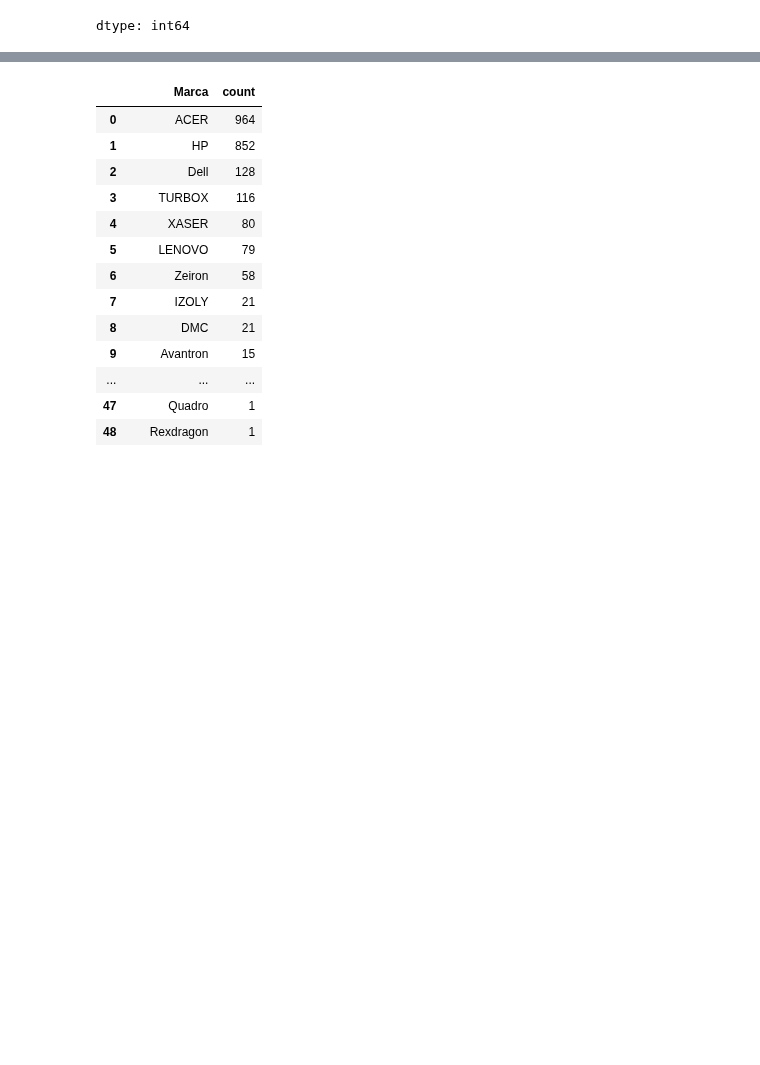
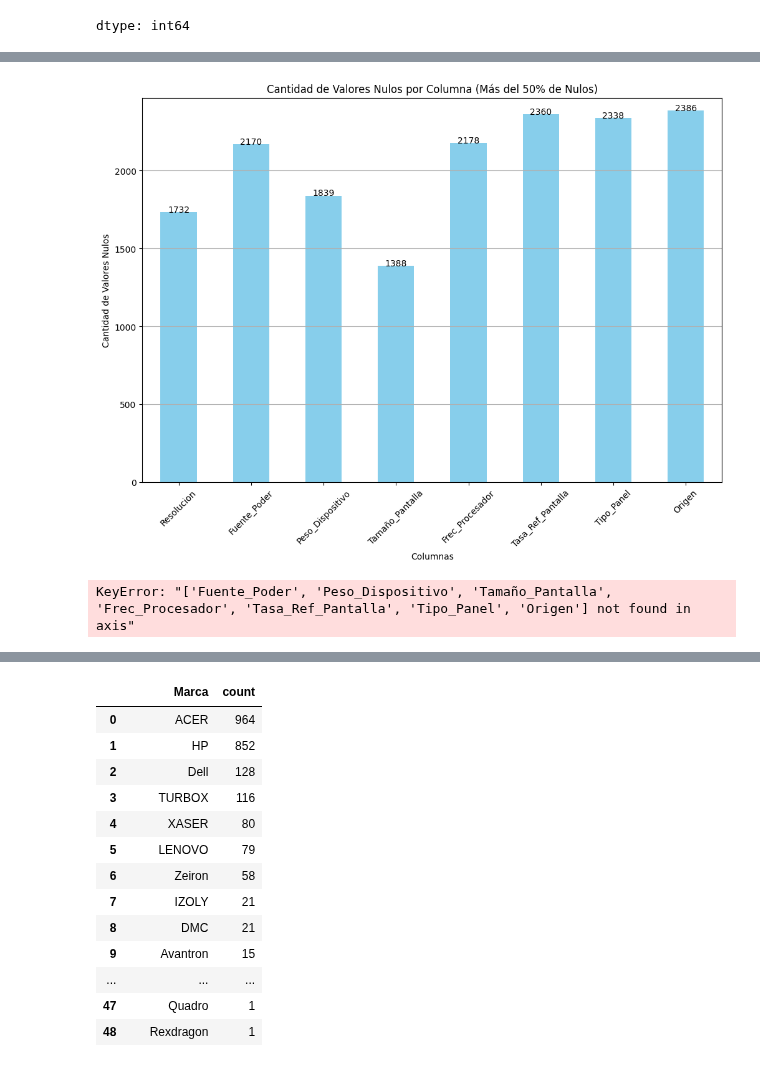
Before and after one commit to Jorge-Alvarez-23/Data-Science-II_Coder, a Jupyter notebook: PROYECTO.ipynb, the cells around one changed output, grey strips where cells are left out. Saved outputs shown, nothing was run; the diff lists cells and outputs as text; code cells hidden in the pictures; blank space fills up the shorter version.

```diff
--- a/PROYECTO.ipynb
+++ b/PROYECTO.ipynb
@@ -175,0 +247,53 @@ df.isnull().sum().reset_index()
+# %%
+# Calculando la cantidad de valores nulos y el total de registros
+null_counts = df.isnull().sum()
+total_records = len(df)
+
+# Filtrando solo las columnas que tienen más del 50% de nulos
+threshold = total_records * 0.5
+null_counts_filtered = null_counts[null_counts > threshold]
+
+# Graficando
+plt.figure(figsize=(12, 8))
+ax = null_counts_filtered.plot(kind='bar', color='skyblue')
+
+# Establecer el límite del eje y igual al total de registros del DataFrame
+ax.set_ylim(0, total_records)
+
+# Establecer el título, etiquetas y añadir cuadrícula
+plt.title('Cantidad de Valores Nulos por Columna (Más del 50% de Nulos)')
+plt.xlabel('Columnas')
+plt.ylabel('Cantidad de Valores Nulos')
+
+# Añadiendo el número de nulos sobre cada barra
+for i in range(len(null_counts_filtered)):
+    ax.text(i, null_counts_filtered.iloc[i] + 0.1, f'{null_counts_filtered.iloc[i]}', ha='center')
+
+plt.xticks(rotation=45)
+plt.grid(axis='y')
+plt.show()
+
+
+#  De acuerdo a lo encontrado en el grafico podemos considerar lo siguiente
+# se podrian eliminar las columnas origen, tipo_panel, tasa_ref_pantalla, frec_procesador, fuente_poder,
+#peso_Dispositivo por el alto numero de valores nulos que presentan estas columnas
+# %% [output]
+[figure, added]
+# %%
+# se eliminaran las columnas con un alto nivel de valores nulos
+# Eliminar las columnas especificadas
+columns_to_remove = [
+    'Fuente_Poder',
+    'Peso_Dispositivo',
+    'Tamaño_Pantalla',
+    'Frec_Procesador',
+    'Tasa_Ref_Pantalla',
+    'Tipo_Panel',
+    'Origen'
+]
+
+df.drop(columns=columns_to_remove, inplace=True)
+
+# Verificación de las columnas restantes en el DataFrame
+# %% [output]
+KeyError: "['Fuente_Poder', 'Peso_Dispositivo', 'Tamaño_Pantalla', 'Frec_Procesador', 'Tasa_Ref_Pantalla', 'Tipo_Panel', 'Origen'] not found in axis"
```
Also changed, not shown: parts of 11 cells of this notebook.
